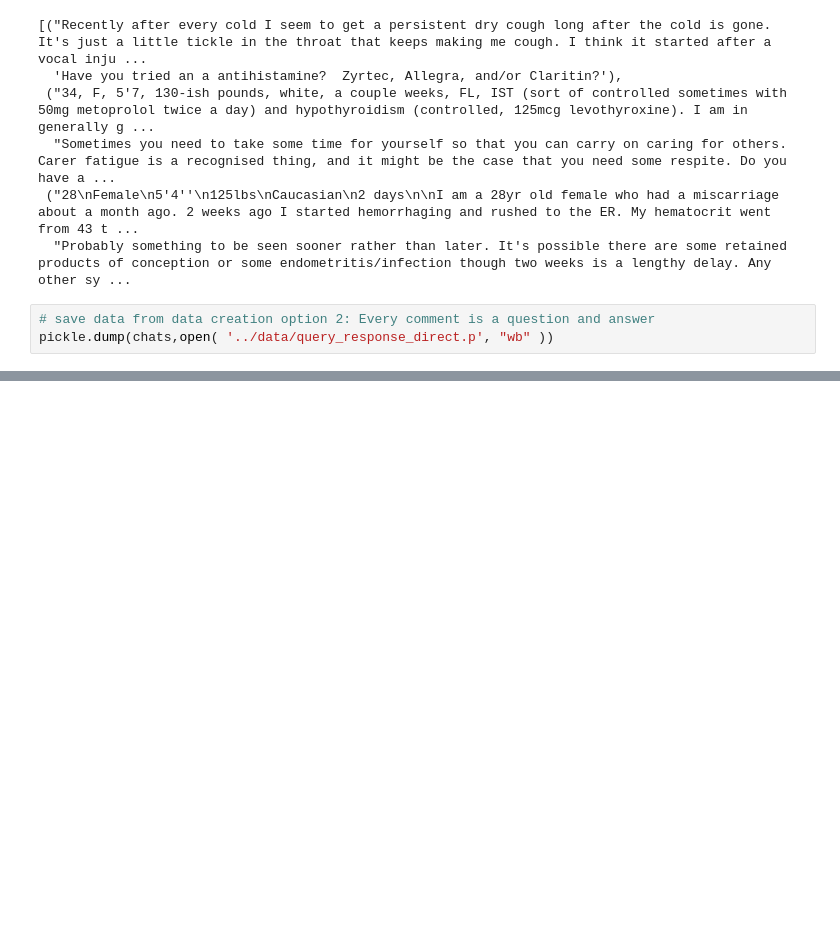
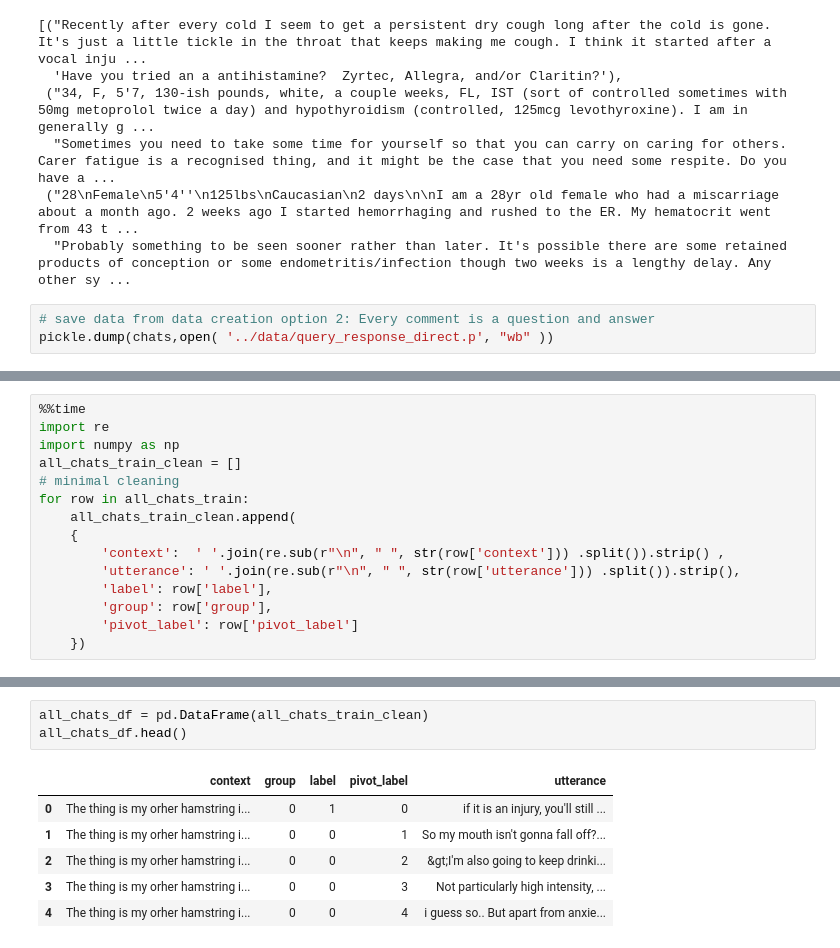
Before and after one commit to aus10powell/Automated-Health-Responses, a Jupyter notebook: notebooks/3_data_etl_functions.ipynb, the cells around one changed output, grey strips where cells are left out. Saved outputs shown, nothing was run; the diff lists cells and outputs as text; blank space fills up the shorter version.

```diff
--- a/notebooks/3_data_etl_functions.ipynb
+++ b/notebooks/3_data_etl_functions.ipynb
@@ -345,0 +446,15 @@ pickle.dump(chats,open( '../data/query_response_direct.p', "wb" ))
+# %%
+%%time
+import re
+import numpy as np
+all_chats_train_clean = []
+# minimal cleaning
+for row in all_chats_train:
+    all_chats_train_clean.append(
+    {
+        'context':  ' '.join(re.sub(r"\n", " ", str(row['context'])) .split()).strip() ,
+        'utterance': ' '.join(re.sub(r"\n", " ", str(row['utterance'])) .split()).strip(),
+        'label': row['label'],
+        'group': row['group'],
+        'pivot_label': row['pivot_label']
+    })
@@ -345,0 +464,10 @@ pickle.dump(chats,open( '../data/query_response_direct.p', "wb" ))
+# %%
+all_chats_df = pd.DataFrame(all_chats_train_clean)
+all_chats_df.head()
+# %% [output]
+|  | context | group | label | pivot_label | utterance |
+| 0 | The thing is my orher hamstring i... | 0 | 1 | 0 | if it is an injury, you'll still ... |
+| 1 | The thing is my orher hamstring i... | 0 | 0 | 1 | So my mouth isn't gonna fall off?... |
+| 2 | The thing is my orher hamstring i... | 0 | 0 | 2 | &gt;I'm also going to keep drinki... |
+| 3 | The thing is my orher hamstring i... | 0 | 0 | 3 | Not particularly high intensity, ... |
+| 4 | The thing is my orher hamstring i... | 0 | 0 | 4 | i guess so.. But apart from anxie... |
```
Also changed, not shown: parts of 20 cells of this notebook, 3 other files.
